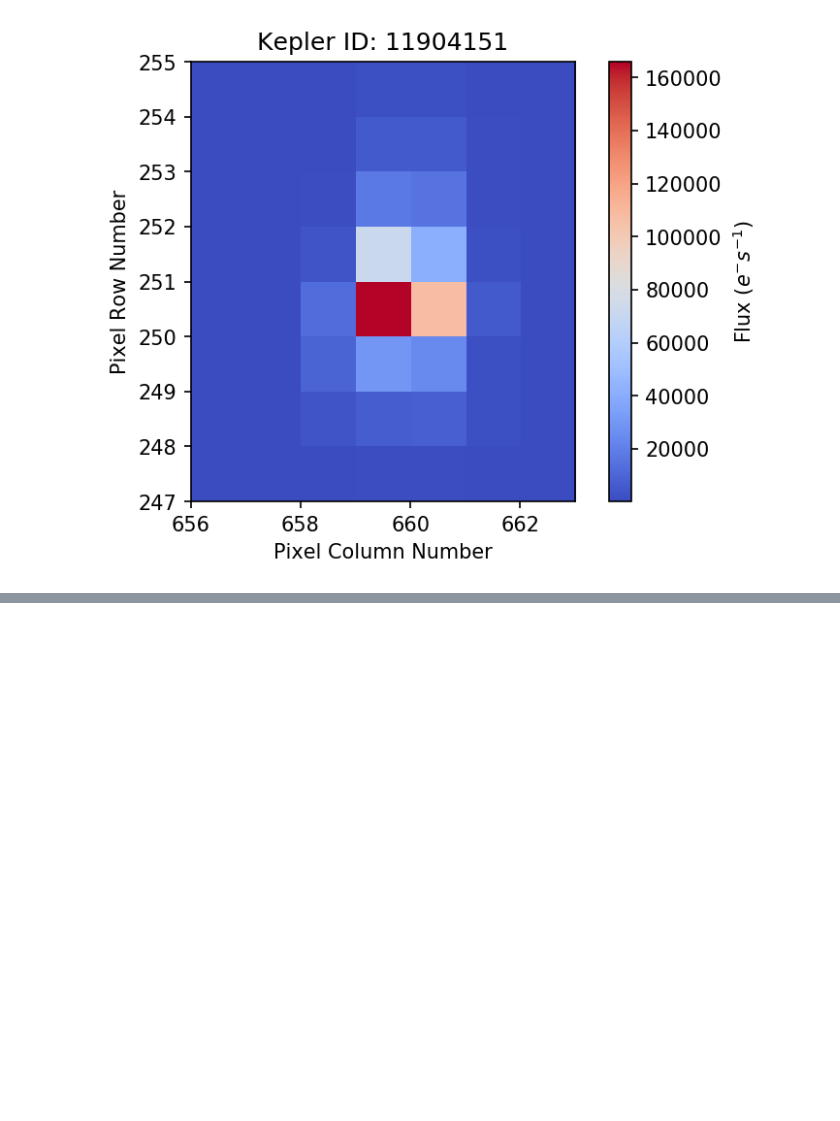
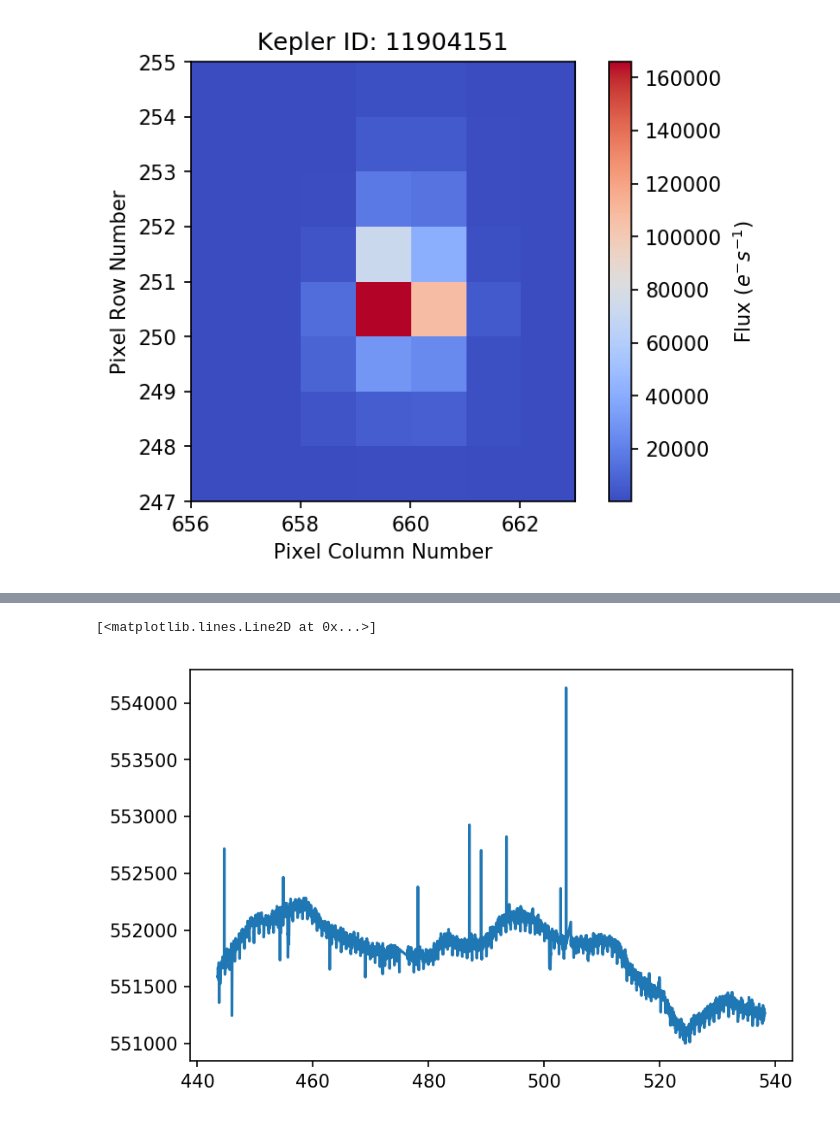
Before and after one commit to mirca/vaneska, a Jupyter notebook: demo-flat-field.ipynb, the cells around one changed output, grey strips where cells are left out. Drawn from its saved outputs; the diff is of its cells as text; code cells hidden in the pictures; blank space fills up the shorter version.

```diff
--- a/demo-flat-field.ipynb
+++ b/demo-flat-field.ipynb
@@ -74,0 +177,5 @@ I think that's ok for a pretty wrong model.
+# %%
+plt.plot(tpf.time, np.nansum(tpf.flux, axis=(1, 2)))
+# %% [output]
+[<matplotlib.lines.Line2D at 0x...>]
+[figure, added]
```
Also changed, not shown: parts of 22 cells of this notebook.
